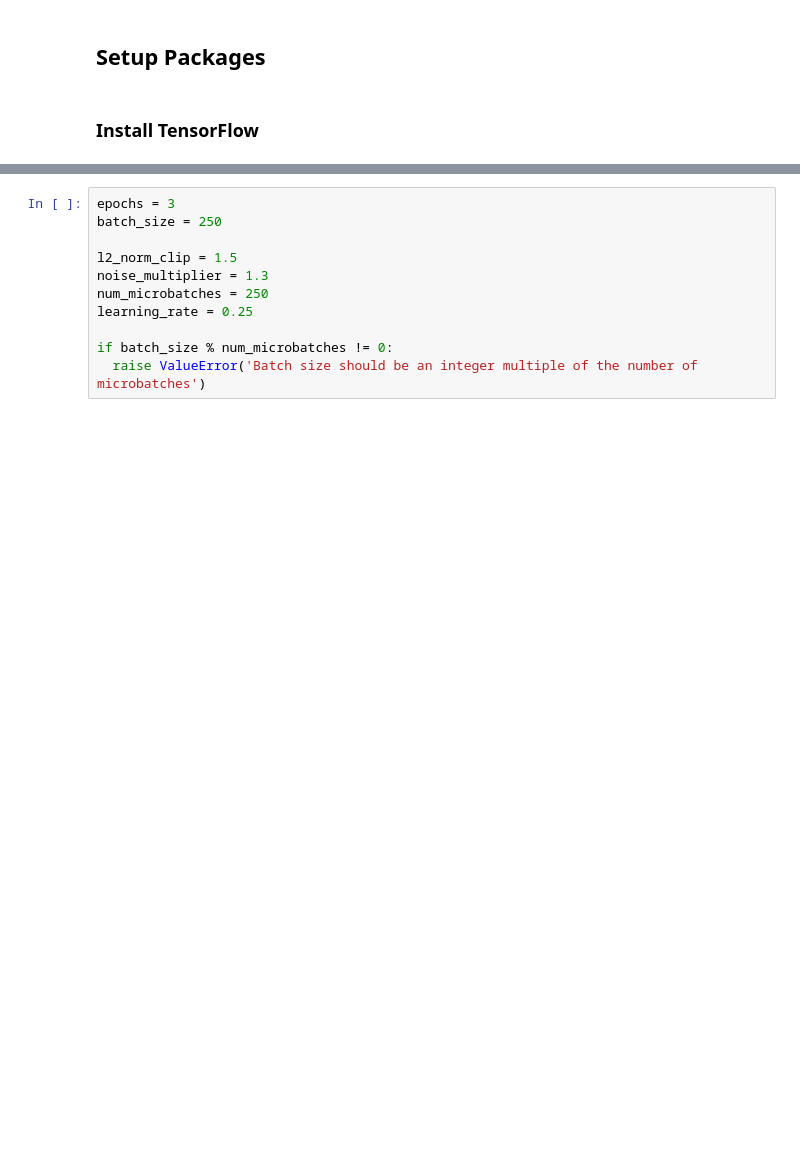
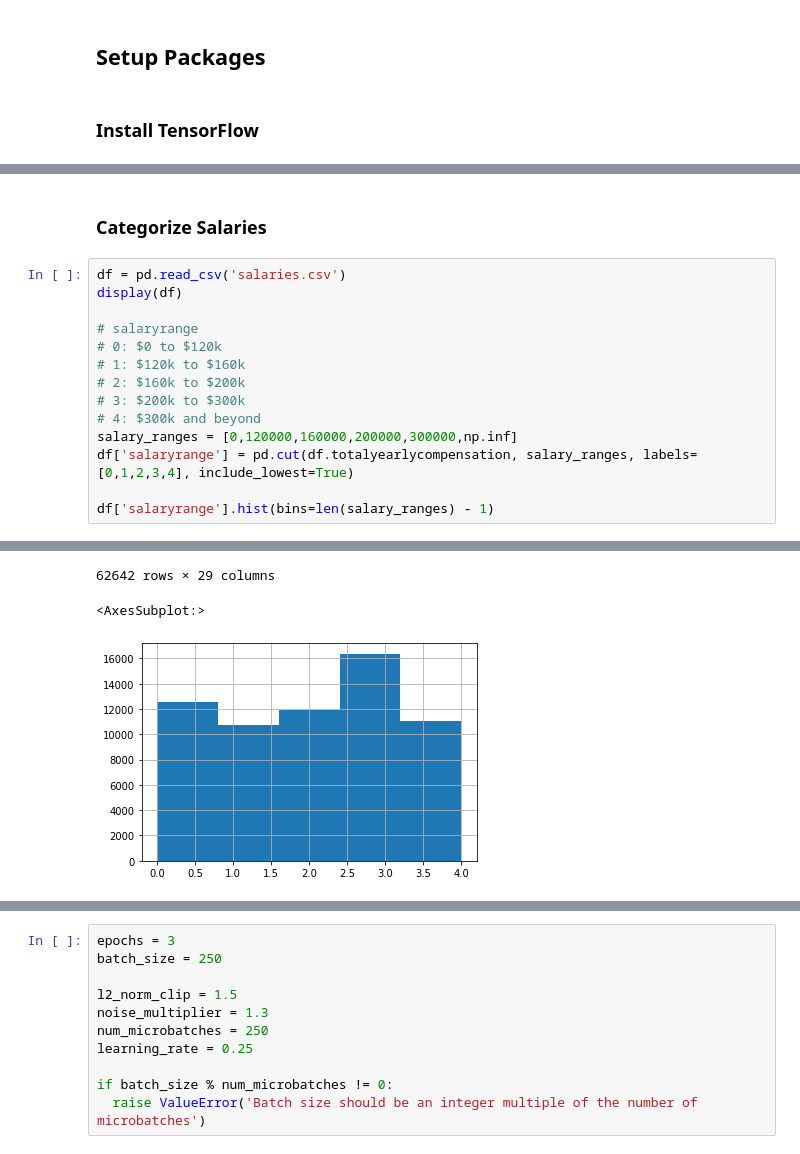
Before and after one commit to hryoma/cis523-final-project, a Jupyter notebook: df-sgd-salaries.ipynb, the cells around one changed output, grey strips where cells are left out. Drawn from its saved outputs; the diff is of its cells as text; blank space fills up the shorter version.

Commit message:
made basic model for DF on salaries data

```diff
--- a/df-sgd-salaries.ipynb
+++ b/df-sgd-salaries.ipynb
@@ -91,0 +54,17 @@ Downloading data from https://storage.googleapis.com/tensorflow/tf-keras-dataset
+# %% [markdown]
+### Categorize Salaries
+# %%
+df = pd.read_csv('salaries.csv')
+display(df)
+
+# salaryrange
+# 0: $0 to $120k
+# 1: $120k to $160k
+# 2: $160k to $200k
+# 3: $200k to $300k
+# 4: $300k and beyond
+salary_ranges = [0,120000,160000,200000,300000,np.inf]
+df['salaryrange'] = pd.cut(df.totalyearlycompensation, salary_ranges, labels=[0,1,2,3,4], include_lowest=True)
+
+df['salaryrange'].hist(bins=len(salary_ranges) - 1)
+# %% [output]
@@ -91,0 +83,3 @@ Downloading data from https://storage.googleapis.com/tensorflow/tf-keras-dataset
+62642 rows × 29 columns
+<AxesSubplot:>
+[figure, added]
```
Also changed, not shown: parts of 28 cells of this notebook.
